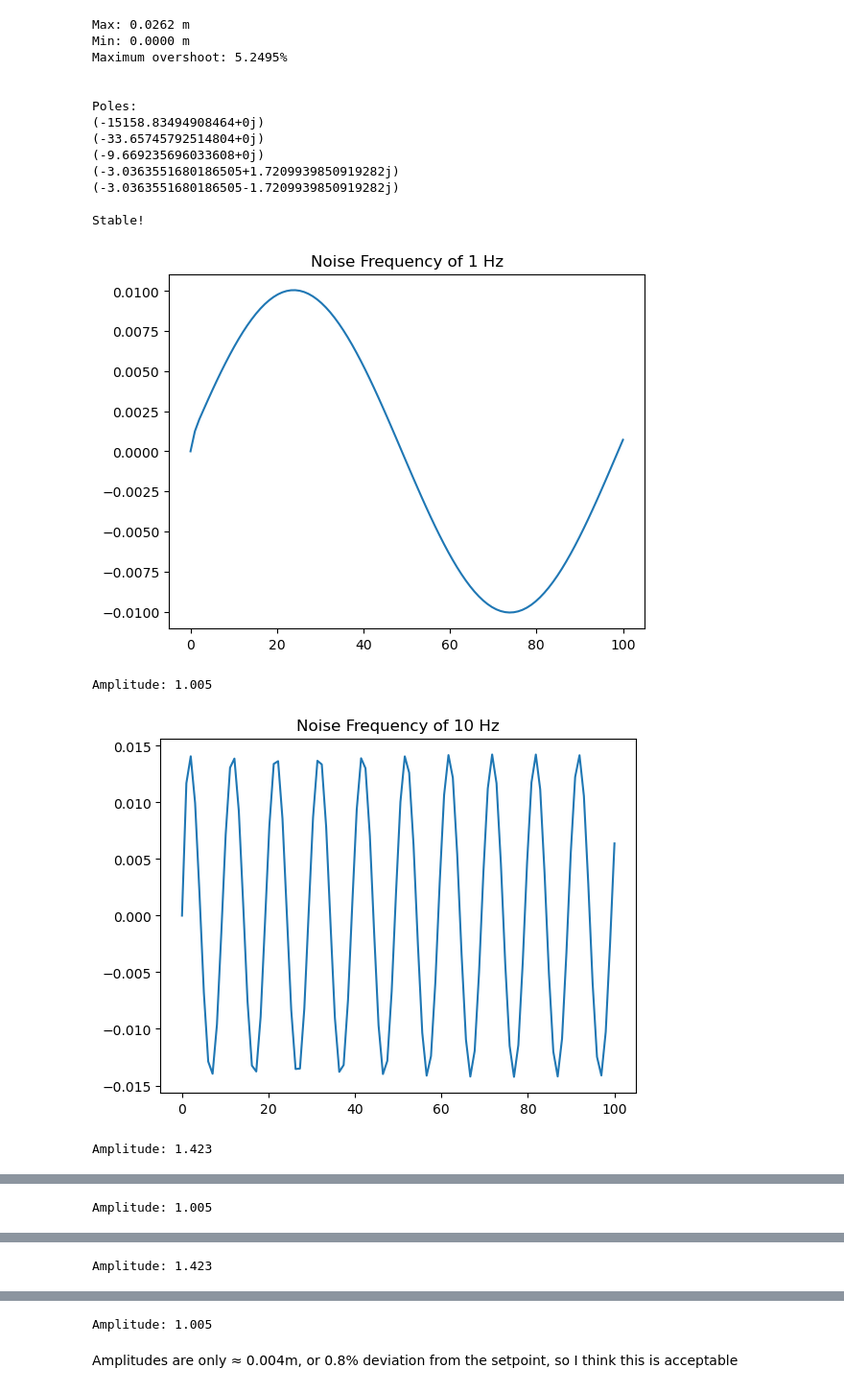
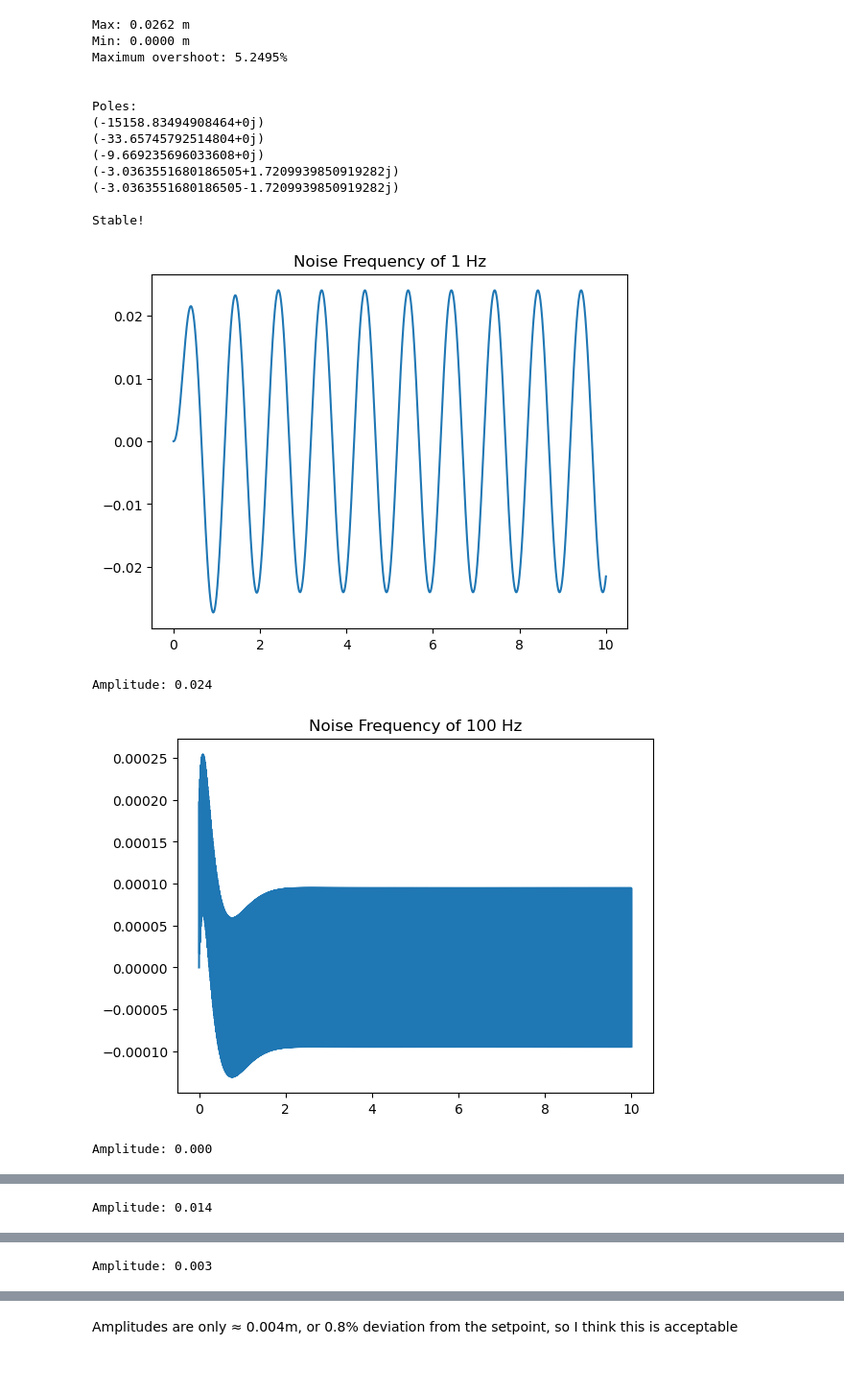
Before and after one commit to Klau05QUB/ELE2038-Coursework, a Jupyter notebook: PID_Controller.ipynb, the cells around one changed output, grey strips where cells are left out. Shown at 96% size. Drawn from its saved outputs; the diff is of its cells as text; code cells hidden in the pictures.

```diff
--- a/PID_Controller.ipynb
+++ b/PID_Controller.ipynb
@@ -250,25 +250,25 @@ Stable!
 # %%
 Kp = 700
 Kd = 20
 Ki = 400
 
 Gc = Kp + Ki/s + Kd*s
 Gload = ctrl.feedback(Gme*Gc, Gs)
 
-time = np.linspace(0,100,100)
+time = np.linspace(0,10,100000)
 
-for i in range(5):
-  freq = 10**i
+for i in range(4):
+  freq = 100**i
   F = np.sin(2*np.pi*freq * time)
 
   response = ctrl.forced_response(Gload, time, F)
   plt.plot(response.time , (response.outputs*0.01))
   plt.title(f"Noise Frequency of {freq} Hz")
   plt.show()
 
-  print(f"Amplitude: {max(response.outputs):.3f}")
+  print(f"Amplitude: {max(response.outputs * 0.01):.3f}")
 # %% [output]
-[figure, old version]
+[figure, new version]
-Amplitude: 1.005
+Amplitude: 0.024
-[figure, old version]
+[figure, new version]
-Amplitude: 1.423
+Amplitude: 0.000
@@ -276 +276 @@ Amplitude: 1.423
-Amplitude: 1.005
+Amplitude: 0.014
@@ -278 +278 @@ Amplitude: 1.005
-Amplitude: 1.423
+Amplitude: 0.003
@@ -280,4 +279,3 @@ Amplitude: 1.423
-Amplitude: 1.005
 # %% [markdown]
 Amplitudes are only ≈ 0.004m, or 0.8% deviation from the setpoint, so I think this is acceptable
 # %%
```
Also changed, not shown: parts of 2 cells of this notebook, 4 other files.
